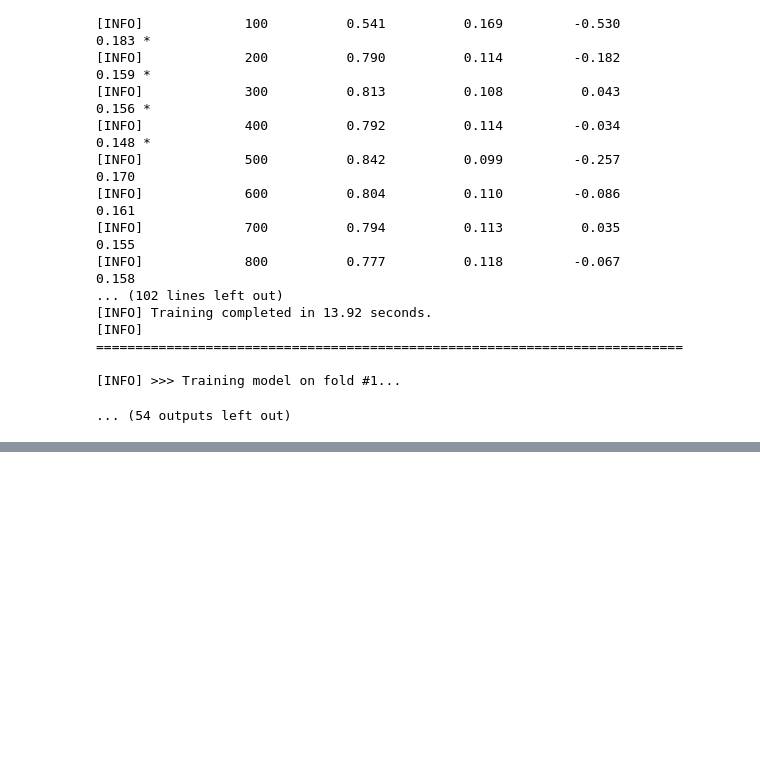
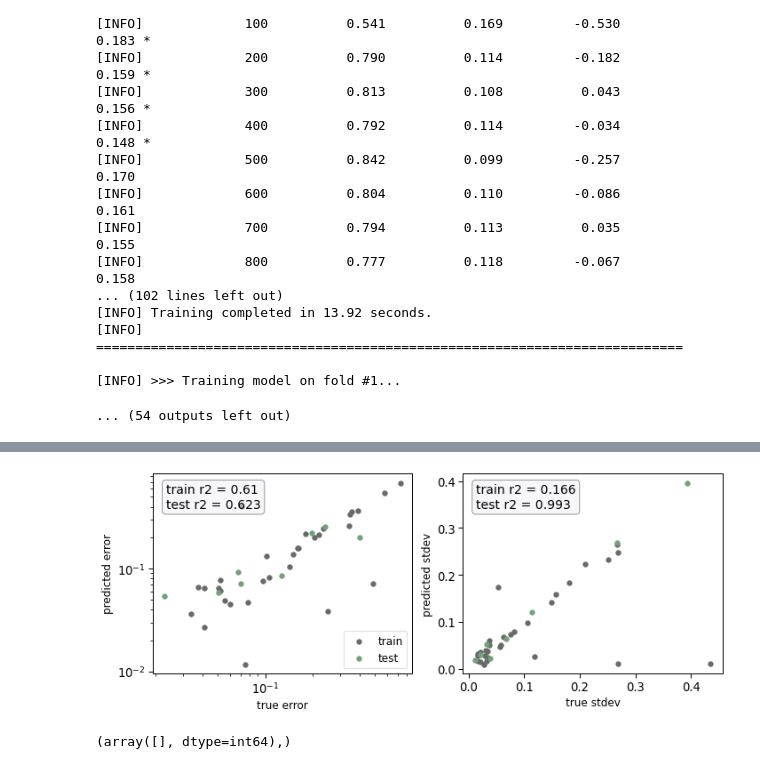
Before and after one commit to aspuru-guzik-group/olympus, a Jupyter notebook: __dev_/liquid_emulators.ipynb, the cells around one changed output, grey strips where cells are left out. Drawn from its saved outputs; the diff is of its cells as text; code cells hidden in the pictures; blank space fills up the shorter version.

```diff
--- a/__dev_/liquid_emulators.ipynb
+++ b/__dev_/liquid_emulators.ipynb
@@ -422,0 +777,2 @@ best
+# %%
+emulator.train(retrain=True)
@@ -422,0 +828,44 @@ best
+# %%
+fig, (ax0, ax1) = plt.subplots(1, 2, figsize=(10, 4))
+
+
+# particle diameter distance from 300nm
+ax0.scatter(train_values[:, 0], train_preds[:, 0], c='#666B6A', s=30, label='train')
+ax0.scatter(test_values[:, 0], test_preds[:, 0], c='#72A276', s=30, label='test')
+
+ax0.set_xscale('log')
+ax0.set_yscale('log')
+
+ax0.set_xlabel('true error', fontsize=12)
+ax0.set_ylabel('predicted error', fontsize=12)
+
+ax0.legend(loc='lower right', fontsize=12)
+
+textstr = f'train r2 = {round(ps_train_r2, 3)}\ntest r2 = {round(ps_test_r2, 3)}'
+props = dict(boxstyle='round', facecolor='#f0eff4', alpha=0.5)
+ax0.text(
+    0.05, 0.95, textstr, transform=ax0.transAxes, fontsize=14,
+    verticalalignment='top', bbox=props,
+)
+
+# drug loading capacity
+ax1.scatter(train_values[:, 1], train_preds[:, 1], c='#666B6A', s=30, label='train')
+ax1.scatter(test_values[:, 1], test_preds[:, 1], c='#72A276', s=30, label='test')
+
+ax1.set_xlabel('true stdev', fontsize=12)
+ax1.set_ylabel('predicted stdev', fontsize=12)
+
+textstr = f'train r2 = {round(dl_train_r2, 3)}\ntest r2 = {round(dl_test_r2, 3)}'
+props = dict(boxstyle='round', facecolor='#f0eff4', alpha=0.5)
+ax1.text(
+    0.05, 0.95, textstr, transform=ax1.transAxes, fontsize=14,
+    verticalalignment='top', bbox=props,
+)
+
+plt.tight_layout()
+# %% [output]
+[figure, added]
+# %%
+np.where(train_preds[:, 0]<1e-3)
+# %% [output]
+(array([], dtype=int64),)
```
Also changed, not shown: parts of 22 cells of this notebook, 1 other file.
